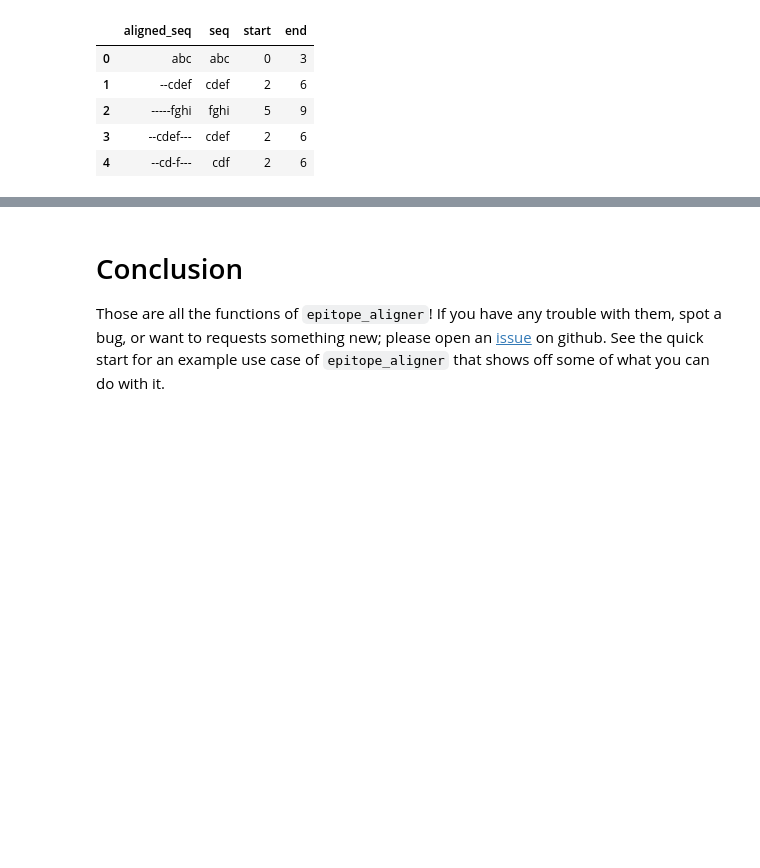
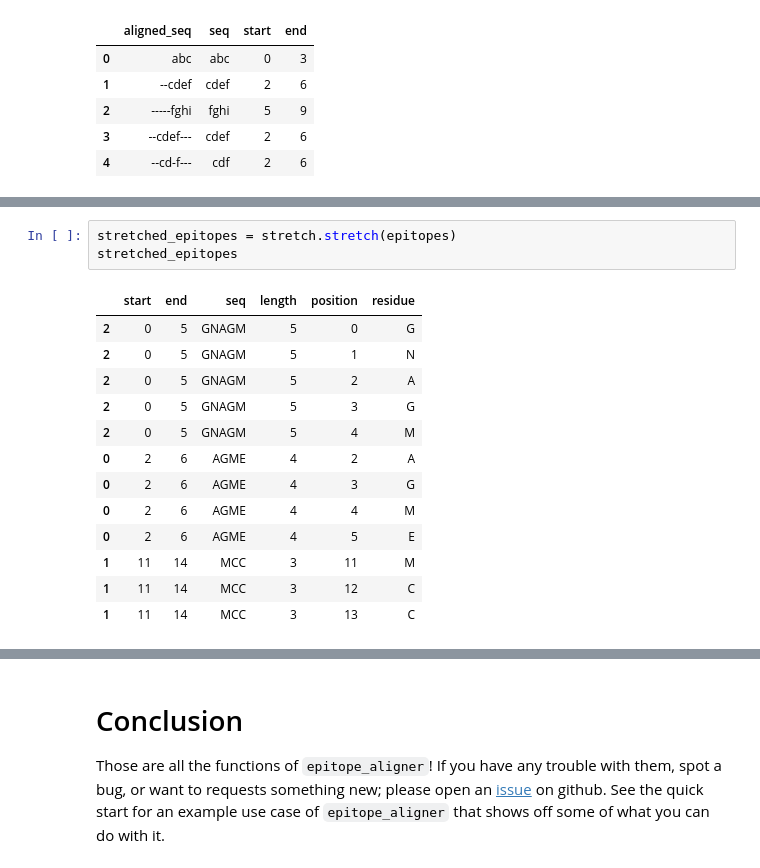
Before and after one commit to BarinthusBio/epitope_aligner, a Jupyter notebook: examples/cookbook.ipynb, the cells around one changed output, grey strips where cells are left out. Saved outputs shown, nothing was run; the diff lists cells and outputs as text; blank space fills up the shorter version.

```diff
--- a/examples/cookbook.ipynb
+++ b/examples/cookbook.ipynb
@@ -738,0 +781,17 @@ epitopes
+# %%
+stretched_epitopes = stretch.stretch(epitopes)
+stretched_epitopes
+# %% [output]
+|  | start | end | seq | length | position | residue |
+| 2 | 0 | 5 | GNAGM | 5 | 0 | G |
+| 2 | 0 | 5 | GNAGM | 5 | 1 | N |
+| 2 | 0 | 5 | GNAGM | 5 | 2 | A |
+| 2 | 0 | 5 | GNAGM | 5 | 3 | G |
+| 2 | 0 | 5 | GNAGM | 5 | 4 | M |
+| 0 | 2 | 6 | AGME | 4 | 2 | A |
+| 0 | 2 | 6 | AGME | 4 | 3 | G |
+| 0 | 2 | 6 | AGME | 4 | 4 | M |
+| 0 | 2 | 6 | AGME | 4 | 5 | E |
+| 1 | 11 | 14 | MCC | 3 | 11 | M |
+| 1 | 11 | 14 | MCC | 3 | 12 | C |
+| 1 | 11 | 14 | MCC | 3 | 13 | C |
```
Also changed, not shown: parts of 32 cells of this notebook, 1 other file.
